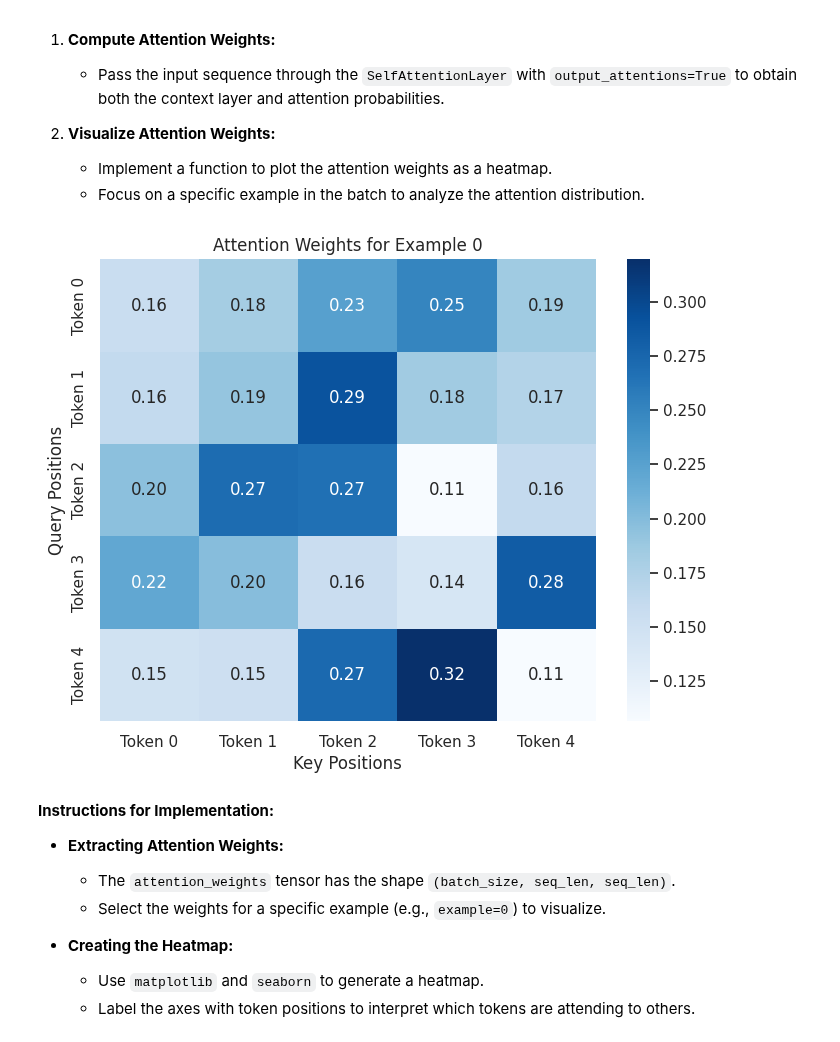
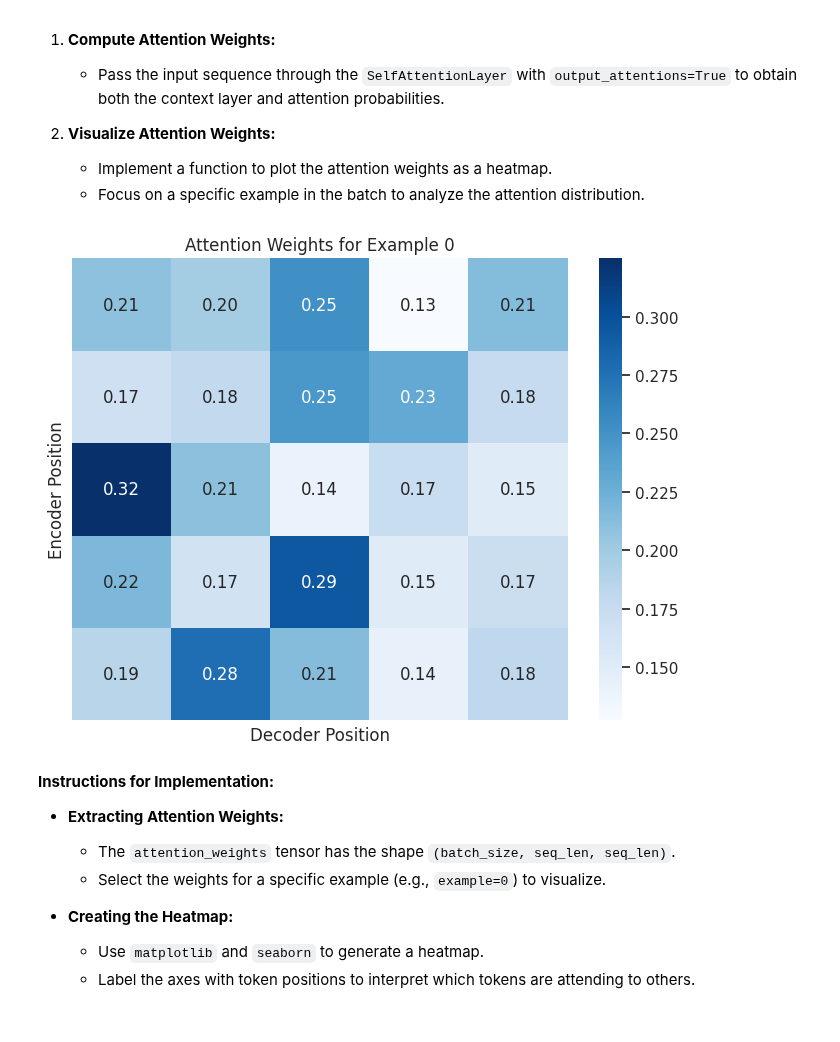
Before and after one commit to BrMrtn/GoogleColab, a Jupyter notebook: MI/IMSC_Transformers_lab_handout.ipynb, the cells around one changed output. Saved outputs shown, nothing was run; the diff lists cells and outputs as text; code cells hidden in the pictures.

```diff
--- a/MI/IMSC_Transformers_lab_handout.ipynb
+++ b/MI/IMSC_Transformers_lab_handout.ipynb
@@ -108,7 +108,7 @@ class SelfAttentionLayer(nn.Module):
         V = self.value(input_sequence)  # Shape: (batch_size, seq_len, hidden_size)
 
         # Step 2: Calculate attention scores using scaled dot-product
-        attention_scores = ...  # Shape: (batch_size, seq_len, seq_len)
+        attention_scores = torch.matmul(Q, K.transpose(-2, -1)) / self.scale  # Shape: (batch_size, seq_len, seq_len)
 
         # Step 3: Apply attention mask if provided
         if attention_mask is not None:
@@ -116,10 +116,10 @@ class SelfAttentionLayer(nn.Module):
             attention_scores = attention_scores.masked_fill(attention_mask == 0, float('-inf'))
 
         # Step 4: Apply softmax to obtain attention probabilities
-        attention_probs = ...  # Shape: (batch_size, seq_len, seq_len)
+        attention_probs = F.softmax(attention_scores, dim=-1)  # Shape: (batch_size, seq_len, seq_len)
 
         # Step 5: Compute the context layer by weighted sum of V
-        context_layer = ...  # Shape: (batch_size, seq_len, hidden_size)
+        context_layer = torch.matmul(attention_probs, V) # Shape: (batch_size, seq_len, hidden_size)
 
         # Step 6: Return context layer and optionally attention probabilities
         if output_attentions:
@@ -173,25 +173,36 @@ Understanding how attention mechanisms operate internally can significantly enha
 # %%
 batch_size = input_sequence.size(0)
 
 # Disable gradient computation for evaluation
 with torch.no_grad():
     # Obtain both the context layer and attention weights
     output_sequence, attention_weights = self_attention_layer(input_sequence, output_attentions=True)
 
 # Function to visualize attention weights
 def plot_attention_weights(attention_weights, example=0):
     """
     Plots the attention weights for a given example in the batch.
 
     Args:
         attention_weights (torch.Tensor): Attention weights with shape (batch_size, seq_len, seq_len).
         example (int): Index of the example in the batch to visualize.
     """
 
+    # Select the attention weights for the specified example
+    attn = attention_weights[example].cpu().numpy()
+
+    # Create a figure for the heatmap
+    plt.figure(figsize=(8, 6))
+    sns.heatmap(attn, cmap='Blues', annot=True, fmt=".2f", xticklabels=False, yticklabels=False)
+    plt.title(f"Attention Weights for Example {example}")
+    plt.xlabel("Decoder Position")
+    plt.ylabel("Encoder Position")
+    plt.show()
+
 # Plot attention weights for the first example in the batch
 plot_attention_weights(attention_weights, example=0)
 # %% [output]
-[figure, old version]
+[figure, new version]
 # %% [markdown]
 **Instructions for Implementation:**
 
```
Also changed, not shown: parts of 7 cells of this notebook.
